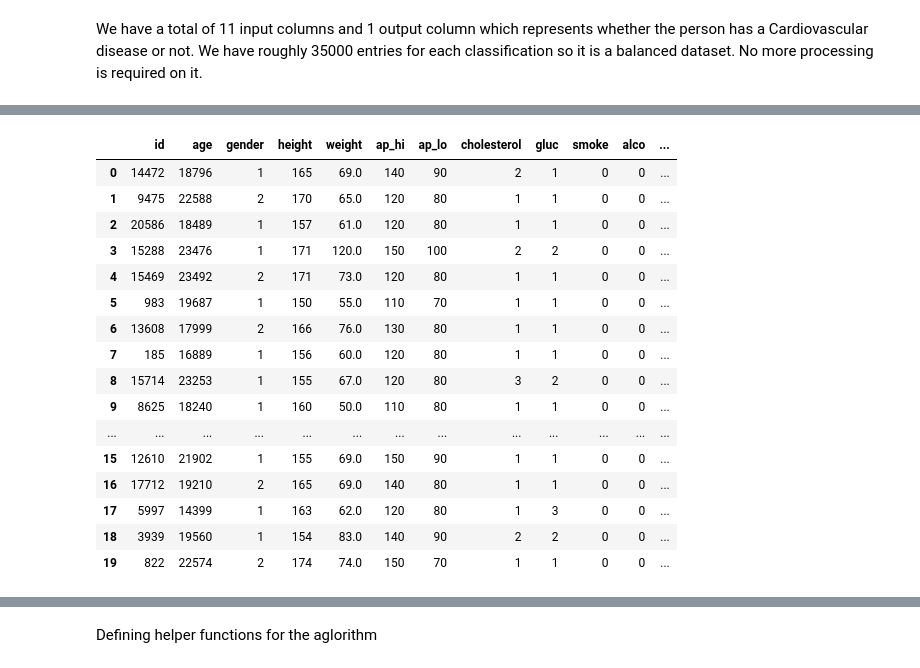
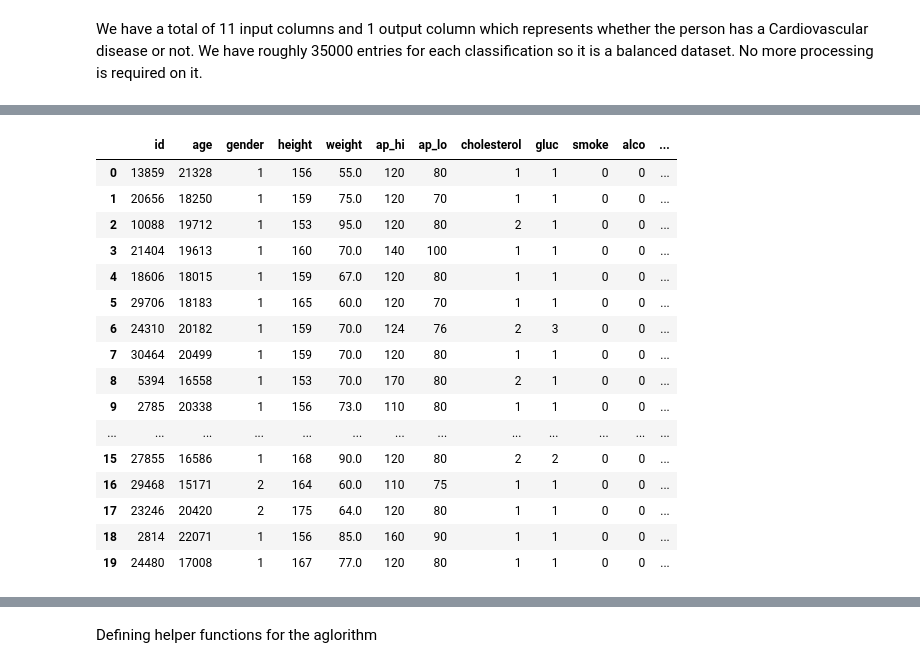
Before and after one commit to Moosa-Ali/Logistic-Regression-Implementation, a Jupyter notebook: Logistic Regression.ipynb, the cells around one changed output, grey strips where cells are left out. Saved outputs shown, nothing was run; the diff lists cells and outputs as text; code cells hidden in the pictures.

```diff
--- a/Logistic Regression.ipynb
+++ b/Logistic Regression.ipynb
@@ -30,21 +30,21 @@ sample = pd.concat([sample_0,sample_1])
 # %%
-sample = sample.sample(frac=1).reset_index(drop=True)
-sample.head(20)
+#sample = sample.sample(frac=1).reset_index(drop=True)
+#sample.head(20)
 # %% [output]
 |  | id | age | gender | height | weight | ap_hi | ap_lo | cholesterol | gluc | smoke | alco | ... |
-| 0 | 14472 | 18796 | 1 | 165 | 69.0 | 140 | 90 | 2 | 1 | 0 | 0 | ... |
-| 1 | 9475 | 22588 | 2 | 170 | 65.0 | 120 | 80 | 1 | 1 | 0 | 0 | ... |
-| 2 | 20586 | 18489 | 1 | 157 | 61.0 | 120 | 80 | 1 | 1 | 0 | 0 | ... |
-| 3 | 15288 | 23476 | 1 | 171 | 120.0 | 150 | 100 | 2 | 2 | 0 | 0 | ... |
-| 4 | 15469 | 23492 | 2 | 171 | 73.0 | 120 | 80 | 1 | 1 | 0 | 0 | ... |
-| 5 | 983 | 19687 | 1 | 150 | 55.0 | 110 | 70 | 1 | 1 | 0 | 0 | ... |
-| 6 | 13608 | 17999 | 2 | 166 | 76.0 | 130 | 80 | 1 | 1 | 0 | 0 | ... |
-| 7 | 185 | 16889 | 1 | 156 | 60.0 | 120 | 80 | 1 | 1 | 0 | 0 | ... |
-| 8 | 15714 | 23253 | 1 | 155 | 67.0 | 120 | 80 | 3 | 2 | 0 | 0 | ... |
-| 9 | 8625 | 18240 | 1 | 160 | 50.0 | 110 | 80 | 1 | 1 | 0 | 0 | ... |
+| 0 | 13859 | 21328 | 1 | 156 | 55.0 | 120 | 80 | 1 | 1 | 0 | 0 | ... |
+| 1 | 20656 | 18250 | 1 | 159 | 75.0 | 120 | 70 | 1 | 1 | 0 | 0 | ... |
+| 2 | 10088 | 19712 | 1 | 153 | 95.0 | 120 | 80 | 2 | 1 | 0 | 0 | ... |
+| 3 | 21404 | 19613 | 1 | 160 | 70.0 | 140 | 100 | 1 | 1 | 0 | 0 | ... |
+| 4 | 18606 | 18015 | 1 | 159 | 67.0 | 120 | 80 | 1 | 1 | 0 | 0 | ... |
+| 5 | 29706 | 18183 | 1 | 165 | 60.0 | 120 | 70 | 1 | 1 | 0 | 0 | ... |
+| 6 | 24310 | 20182 | 1 | 159 | 70.0 | 124 | 76 | 2 | 3 | 0 | 0 | ... |
+| 7 | 30464 | 20499 | 1 | 159 | 70.0 | 120 | 80 | 1 | 1 | 0 | 0 | ... |
+| 8 | 5394 | 16558 | 1 | 153 | 70.0 | 170 | 80 | 2 | 1 | 0 | 0 | ... |
+| 9 | 2785 | 20338 | 1 | 156 | 73.0 | 110 | 80 | 1 | 1 | 0 | 0 | ... |
 | ... | ... | ... | ... | ... | ... | ... | ... | ... | ... | ... | ... | ... |
-| 15 | 12610 | 21902 | 1 | 155 | 69.0 | 150 | 90 | 1 | 1 | 0 | 0 | ... |
-| 16 | 17712 | 19210 | 2 | 165 | 69.0 | 140 | 80 | 1 | 1 | 0 | 0 | ... |
-| 17 | 5997 | 14399 | 1 | 163 | 62.0 | 120 | 80 | 1 | 3 | 0 | 0 | ... |
-| 18 | 3939 | 19560 | 1 | 154 | 83.0 | 140 | 90 | 2 | 2 | 0 | 0 | ... |
-| 19 | 822 | 22574 | 2 | 174 | 74.0 | 150 | 70 | 1 | 1 | 0 | 0 | ... |
+| 15 | 27855 | 16586 | 1 | 168 | 90.0 | 120 | 80 | 2 | 2 | 0 | 0 | ... |
+| 16 | 29468 | 15171 | 2 | 164 | 60.0 | 110 | 75 | 1 | 1 | 0 | 0 | ... |
+| 17 | 23246 | 20420 | 2 | 175 | 64.0 | 120 | 80 | 1 | 1 | 0 | 0 | ... |
+| 18 | 2814 | 22071 | 1 | 156 | 85.0 | 160 | 90 | 1 | 1 | 0 | 0 | ... |
+| 19 | 24480 | 17008 | 1 | 167 | 77.0 | 120 | 80 | 1 | 1 | 0 | 0 | ... |
```
Also changed, not shown: parts of 37 cells of this notebook, 2 other files.
